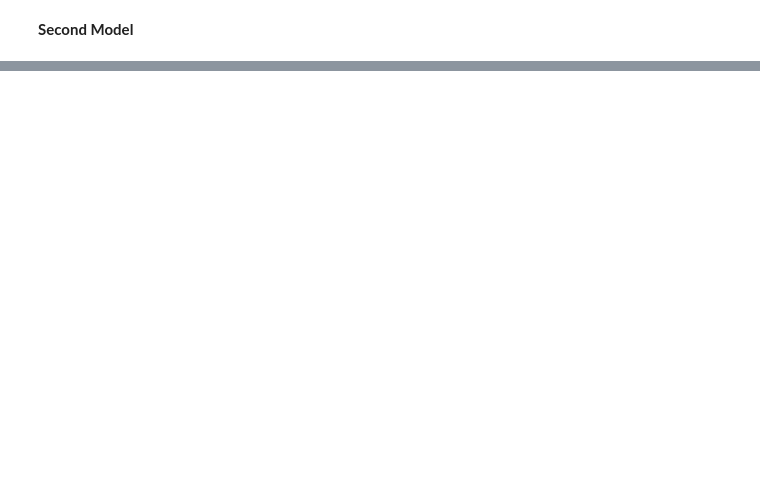
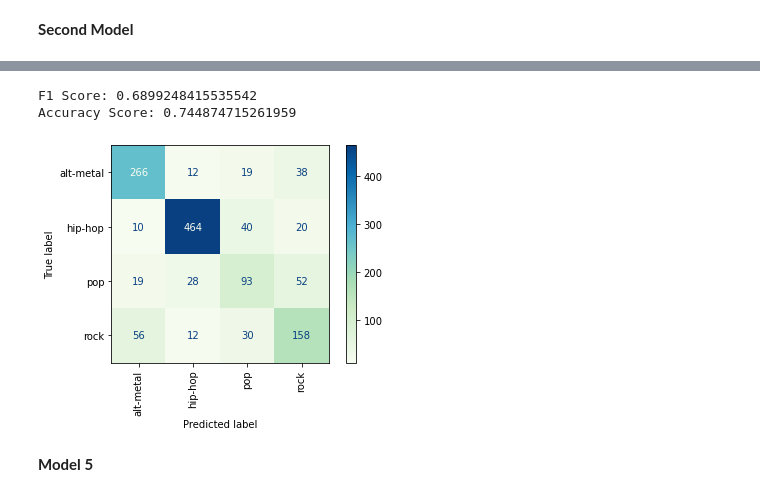
Before and after one commit to Hadryan/Music-Recommendation-System-24, a Jupyter notebook: Data-Modeling.ipynb, the cells around one changed output, grey strips where cells are left out. Cells and saved outputs as stored; diff of their text form; code cells hidden in the pictures; blank space fills up the shorter version.

```diff
--- a/Data-Modeling.ipynb
+++ b/Data-Modeling.ipynb
@@ -97,0 +243,8 @@ Accuracy Score: 0.6810933940774487
+# %%
+evaluation_report(gs_gbclf, test_ohe, y_test)
+# %% [output]
+F1 Score: 0.6899248415535542
+Accuracy Score: 0.744874715261959
+[figure, added]
+# %% [markdown]
+**Model 5**
```
Also changed, not shown: parts of 41 cells of this notebook.
